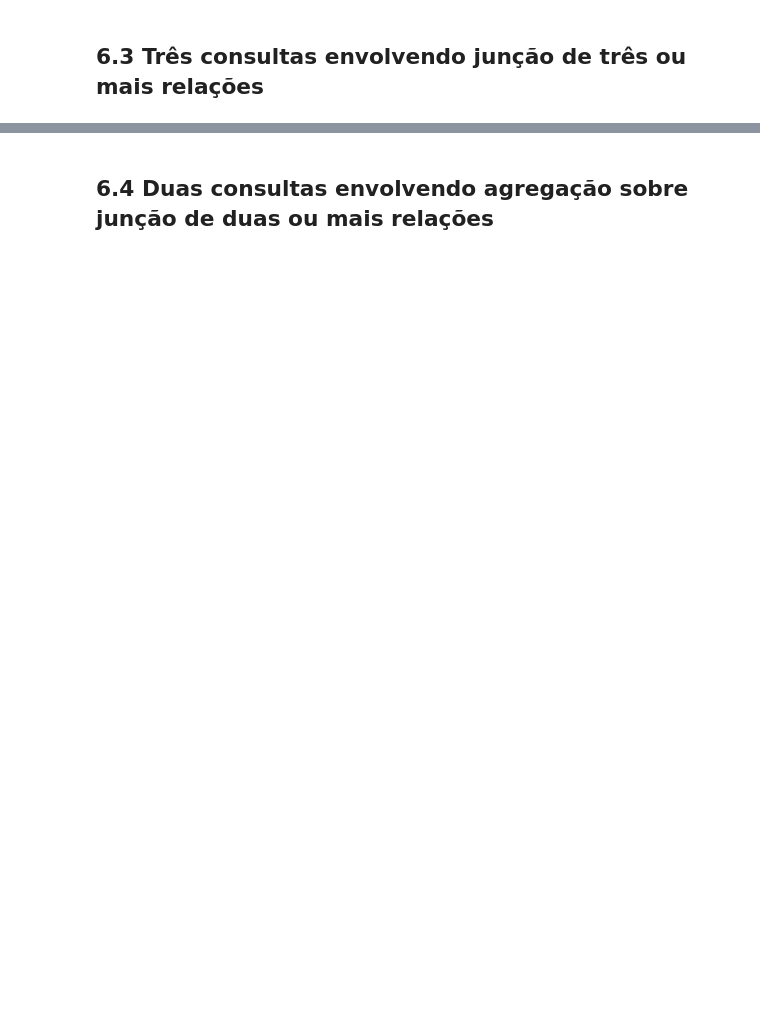
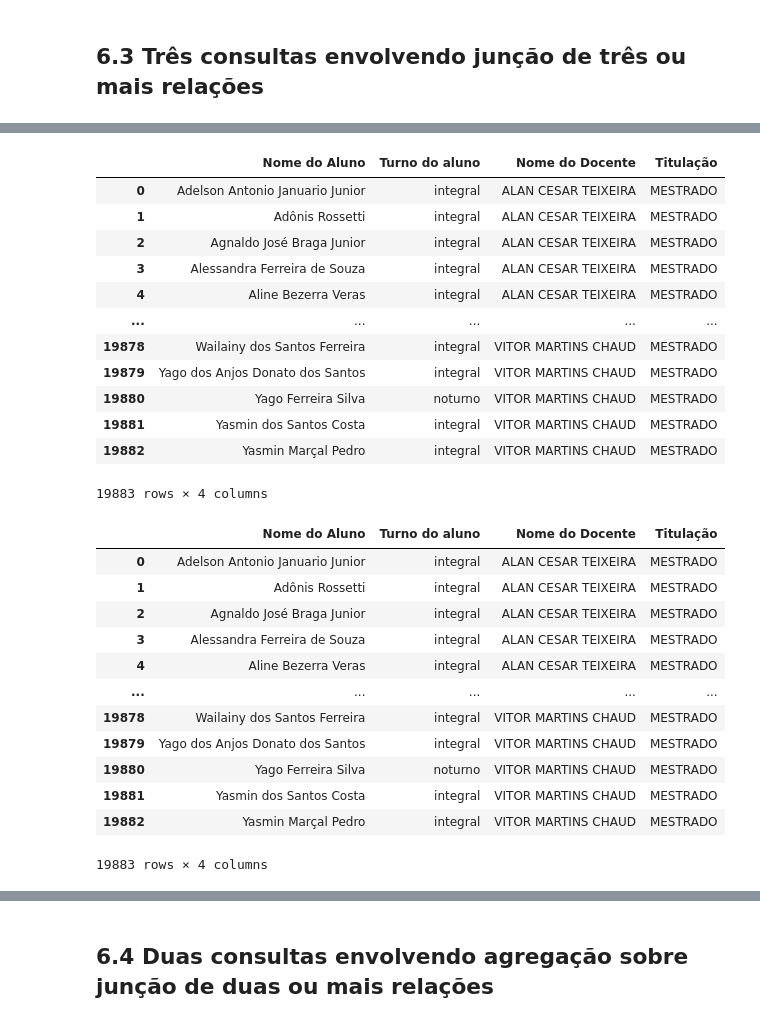
Before and after one commit to raissagd/TP2-IBD, a Jupyter notebook: main.ipynb, the cells around one changed output, grey strips where cells are left out. Drawn from its saved outputs; the diff is of its cells as text; code cells hidden in the pictures; blank space fills up the shorter version.

```diff
--- a/main.ipynb
+++ b/main.ipynb
@@ -918,0 +1150,36 @@ Modelo normalizado completo:
+# %%
+run("""
+SELECT DISTINCT
+  a."Nome do Aluno", lc.turno AS "Turno do aluno", ld.nome AS "Nome do Docente", ld.titulacao AS Titulação
+FROM
+  alunos_ic_enriquecido AS a JOIN ListaCursosGraduacao AS lc ON a."Curso do Aluno" = lc.curso JOIN ListaDocentes AS ld
+WHERE
+  ld.titulacao LIKE '%MESTRADO%'
+""")
+# %% [output]
+|  | Nome do Aluno | Turno do aluno | Nome do Docente | Titulação |
+| 0 | Adelson Antonio Januario Junior | integral | ALAN CESAR TEIXEIRA | MESTRADO |
+| 1 | Adônis Rossetti | integral | ALAN CESAR TEIXEIRA | MESTRADO |
+| 2 | Agnaldo José Braga Junior | integral | ALAN CESAR TEIXEIRA | MESTRADO |
+| 3 | Alessandra Ferreira de Souza | integral | ALAN CESAR TEIXEIRA | MESTRADO |
+| 4 | Aline Bezerra Veras | integral | ALAN CESAR TEIXEIRA | MESTRADO |
+| ... | ... | ... | ... | ... |
+| 19878 | Wailainy dos Santos Ferreira | integral | VITOR MARTINS CHAUD | MESTRADO |
+| 19879 | Yago dos Anjos Donato dos Santos | integral | VITOR MARTINS CHAUD | MESTRADO |
+| 19880 | Yago Ferreira Silva | noturno | VITOR MARTINS CHAUD | MESTRADO |
+| 19881 | Yasmin dos Santos Costa | integral | VITOR MARTINS CHAUD | MESTRADO |
+| 19882 | Yasmin Marçal Pedro | integral | VITOR MARTINS CHAUD | MESTRADO |
+19883 rows × 4 columns
+|  | Nome do Aluno | Turno do aluno | Nome do Docente | Titulação |
+| 0 | Adelson Antonio Januario Junior | integral | ALAN CESAR TEIXEIRA | MESTRADO |
+| 1 | Adônis Rossetti | integral | ALAN CESAR TEIXEIRA | MESTRADO |
+| 2 | Agnaldo José Braga Junior | integral | ALAN CESAR TEIXEIRA | MESTRADO |
+| 3 | Alessandra Ferreira de Souza | integral | ALAN CESAR TEIXEIRA | MESTRADO |
+| 4 | Aline Bezerra Veras | integral | ALAN CESAR TEIXEIRA | MESTRADO |
+| ... | ... | ... | ... | ... |
+| 19878 | Wailainy dos Santos Ferreira | integral | VITOR MARTINS CHAUD | MESTRADO |
+| 19879 | Yago dos Anjos Donato dos Santos | integral | VITOR MARTINS CHAUD | MESTRADO |
+| 19880 | Yago Ferreira Silva | noturno | VITOR MARTINS CHAUD | MESTRADO |
+| 19881 | Yasmin dos Santos Costa | integral | VITOR MARTINS CHAUD | MESTRADO |
+| 19882 | Yasmin Marçal Pedro | integral | VITOR MARTINS CHAUD | MESTRADO |
+19883 rows × 4 columns
```
Also changed, not shown: parts of 30 cells of this notebook.
